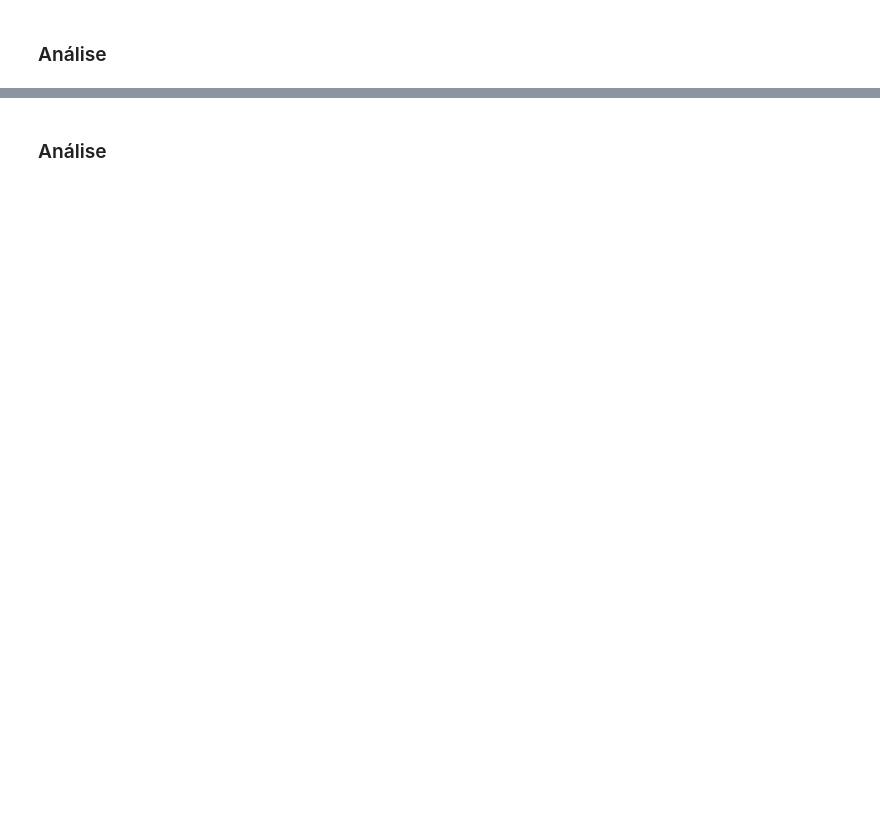
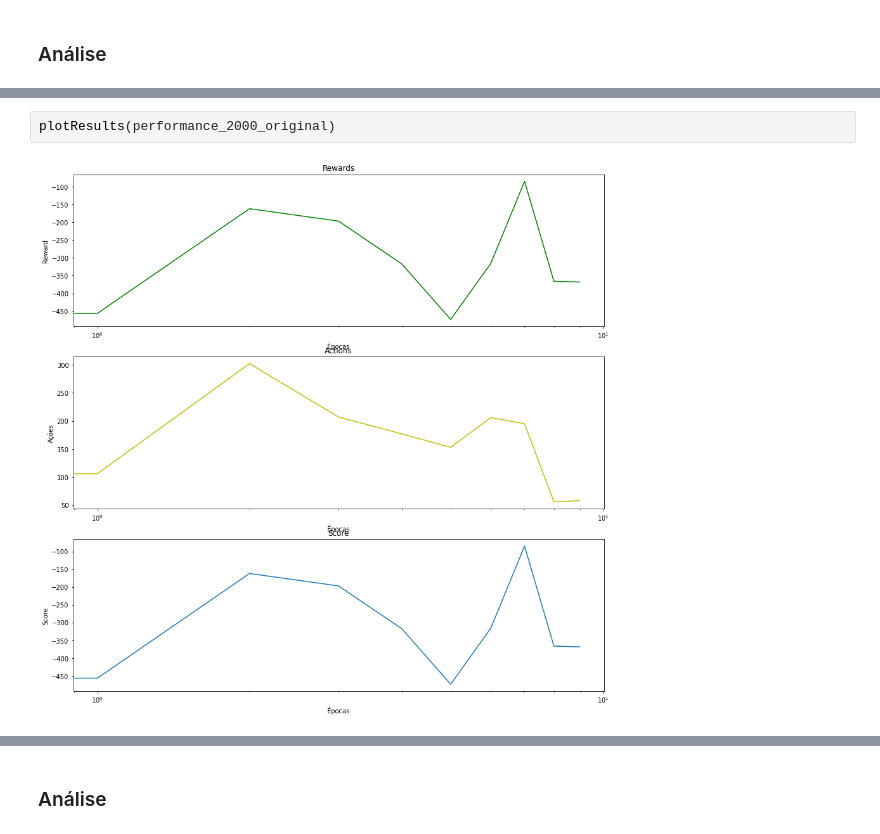
Before and after one commit to vpalmerini/pacman, a Jupyter notebook: p3.ipynb, the cells around one changed output, grey strips where cells are left out. Saved outputs shown, nothing was run; the diff lists cells and outputs as text; blank space fills up the shorter version.

```diff
--- a/p3.ipynb
+++ b/p3.ipynb
@@ -109,0 +143,4 @@ O agent utilizado no algoritmo está implementado no arquivo `qLearningAgents.py
+# %%
+plotResults(performance_2000_original)
+# %% [output]
+[figure, added]
```
Also changed, not shown: parts of 46 cells of this notebook, 5 other files.
